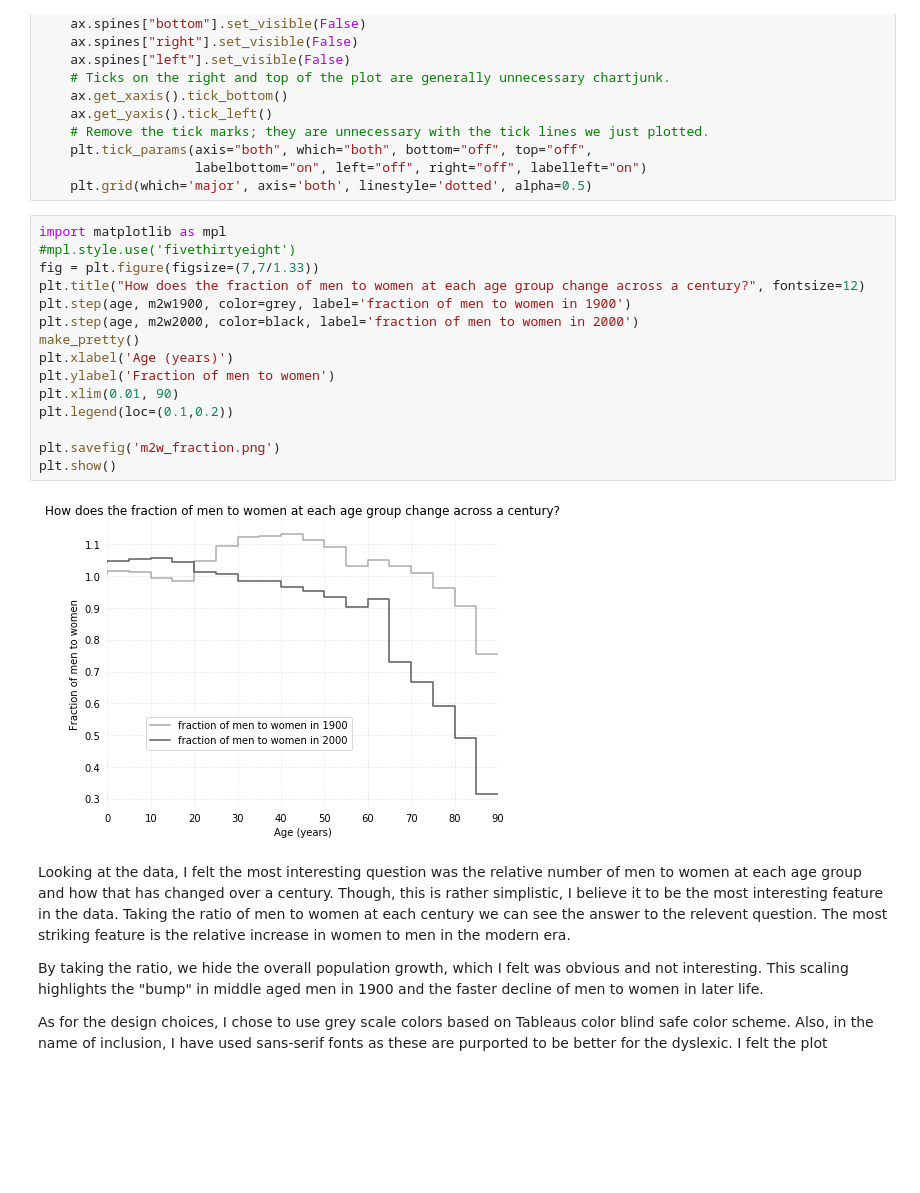
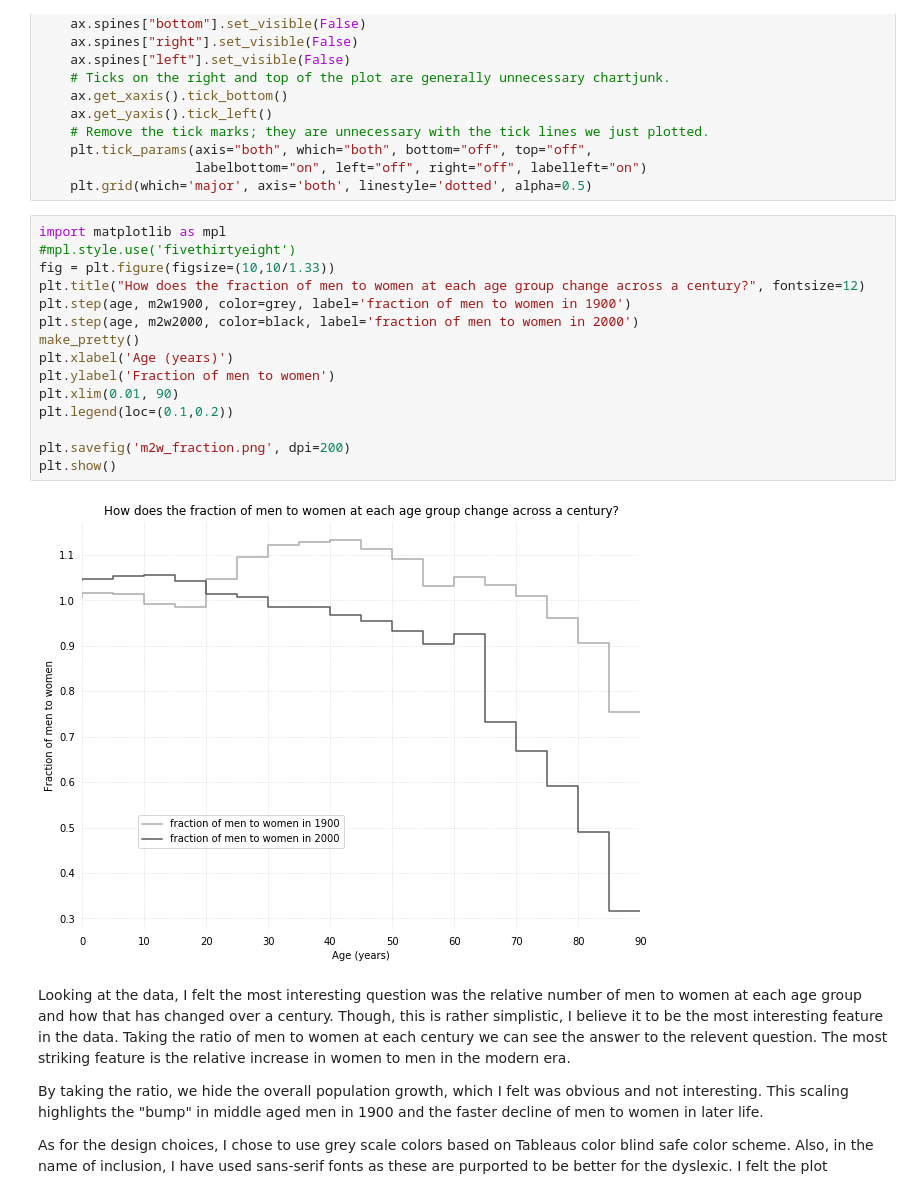
Before and after one commit to mattcwilde/DataVizualization, a Jupyter notebook: Census2000vs1900/Census2000vs1900.ipynb, the cells around one changed output. Cells and saved outputs as stored; diff of their text form; blank space fills up the shorter version.

```diff
--- a/Census2000vs1900/Census2000vs1900.ipynb
+++ b/Census2000vs1900/Census2000vs1900.ipynb
@@ -83,20 +83,20 @@ def make_pretty():
 # %%
 import matplotlib as mpl
 #mpl.style.use('fivethirtyeight')
-fig = plt.figure(figsize=(7,7/1.33))
+fig = plt.figure(figsize=(10,10/1.33))
 plt.title("How does the fraction of men to women at each age group change across a century?", fontsize=12)
 plt.step(age, m2w1900, color=grey, label='fraction of men to women in 1900')
 plt.step(age, m2w2000, color=black, label='fraction of men to women in 2000')
 make_pretty()
 plt.xlabel('Age (years)')
 plt.ylabel('Fraction of men to women')
 plt.xlim(0.01, 90)
 plt.legend(loc=(0.1,0.2))
 
-plt.savefig('m2w_fraction.png')
+plt.savefig('m2w_fraction.png', dpi=200)
 plt.show()
 # %% [output]
-[figure, old version]
+[figure, new version]
 # %% [markdown]
 Looking at the data, I felt the most interesting question was the relative number of men to women at each age group and how that has changed over a century. Though, this is rather simplistic, I believe it to be the most interesting feature in the data. Taking the ratio of men to women at each century we can see the answer to the relevent question. The most striking feature is the relative increase in women to men in the modern era.
 
```
Also changed, not shown: 3 other files.
